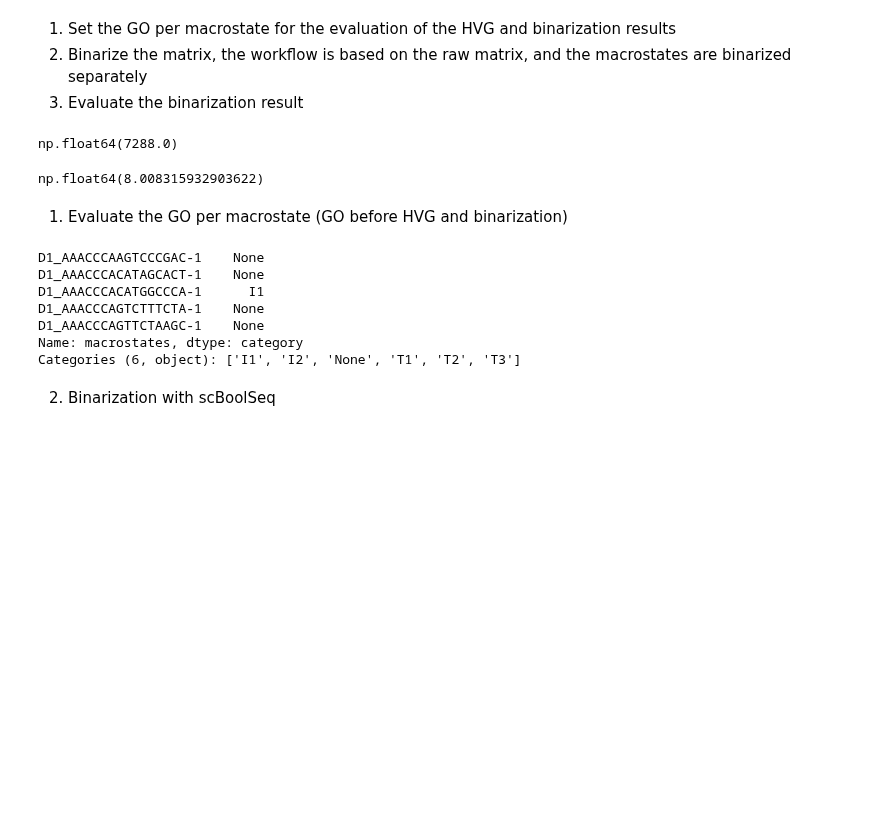
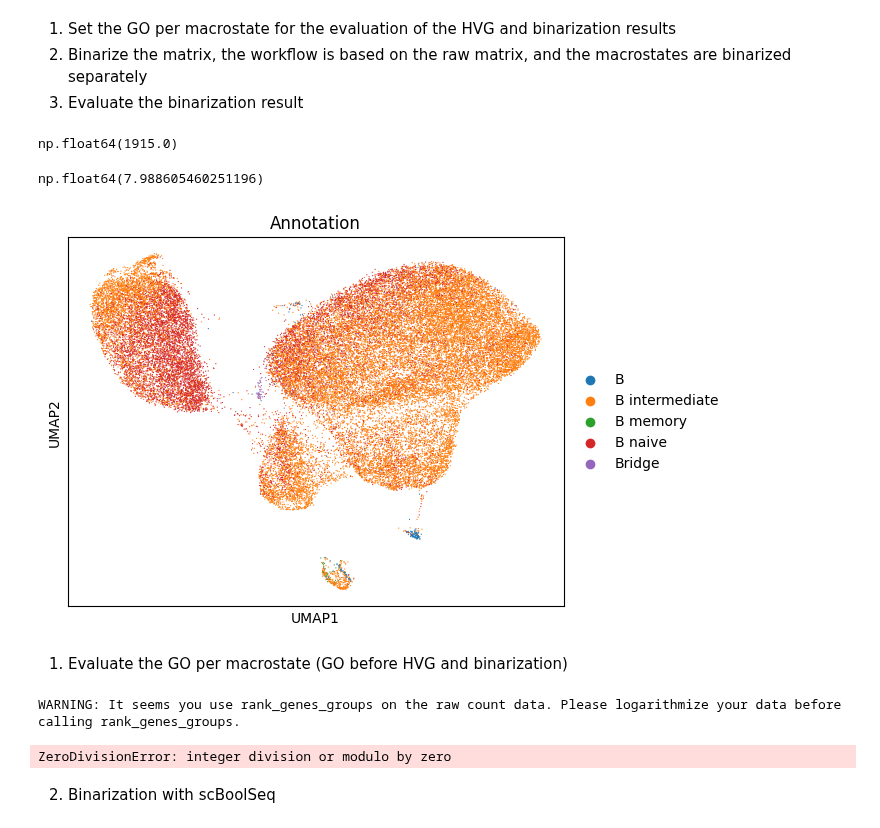
Before and after one commit to Augugustine/CITE-seq-analysis-CLL, a Jupyter notebook: 3- Boolean model/Binarization.ipynb, the cells around one changed output. Drawn from its saved outputs; the diff is of its cells as text; code cells hidden in the pictures; blank space fills up the shorter version.

```diff
--- a/3- Boolean model/Binarization.ipynb
+++ b/3- Boolean model/Binarization.ipynb
@@ -4,6 +4,12 @@
 1) Set the GO per macrostate for the evaluation of the HVG and binarization results
 2) Binarize the matrix, the workflow is based on the raw matrix, and the macrostates are binarized separately
 3) Evaluate the binarization result
+# %%
+# === PARAMETERS ===
+input_file = "/home/a.blanc-boekholt/Documents/Singlecell-R/Scripts/Matrix/cll_raw_macro.h5ad"
+patient = "P2"
+output_directory = "/home/a.blanc-boekholt/Documents/Singlecell-R/Scripts/Plots"
+macrostates_computed="stream2" # stream2 or timepoint
 # %%
 import sys
 #!pip install scboolseq
@@ -16,28 +24,31 @@ import warnings
 # %%
-adata = sc.read("/home/a.blanc-boekholt/Documents/Singlecell-R/Scripts/Matrix/cll_myel_macro_stream.h5ad")
+adata = sc.read(input_file)
 # %%
 adata.X.max()
 # %% [output]
-np.float64(7288.0)
+np.float64(1915.0)
 # %%
 sc.pp.normalize_total(adata)
 sc.pp.log1p(adata)
 # %%
 adata.X.max()
 # %% [output]
-np.float64(8.008315932903622)
+np.float64(7.988605460251196)
+# %%
+sc.pl.umap(adata,color=['Annotation'])
+# %% [output]
+[figure, added]
 # %% [markdown]
 1) Evaluate the GO per macrostate (GO before HVG and binarization)
 # %%
-adata.obs["macrostates"].head()
+valid_states = ['I1', 'I2', 'T1', 'T2', 'T3']
+adata_sub = adata[adata.obs['macrostates'].isin(valid_states)].copy()
+#sc.pp.normalize_total(adata_sub)
+#sc.pp.log1p(adata_sub)
+sc.tl.rank_genes_groups(adata_sub,groupby='macrostates',method='wilcoxon',pts=True)
 # %% [output]
-D1_AAACCCAAGTCCCGAC-1    None
-D1_AAACCCACATAGCACT-1    None
-D1_AAACCCACATGGCCCA-1      I1
-D1_AAACCCAGTCTTTCTA-1    None
-D1_AAACCCAGTTCTAAGC-1    None
-Name: macrostates, dtype: category
-Categories (6, object): ['I1', 'I2', 'None', 'T1', 'T2', 'T3']
+WARNING: It seems you use rank_genes_groups on the raw count data. Please logarithmize your data before calling rank_genes_groups.
+ZeroDivisionError: integer division or modulo by zero
 # %% [markdown]
 2) Binarization with scBoolSeq
 # %% [markdown]
```
Also changed, not shown: parts of 12 cells of this notebook, 1 other file.
